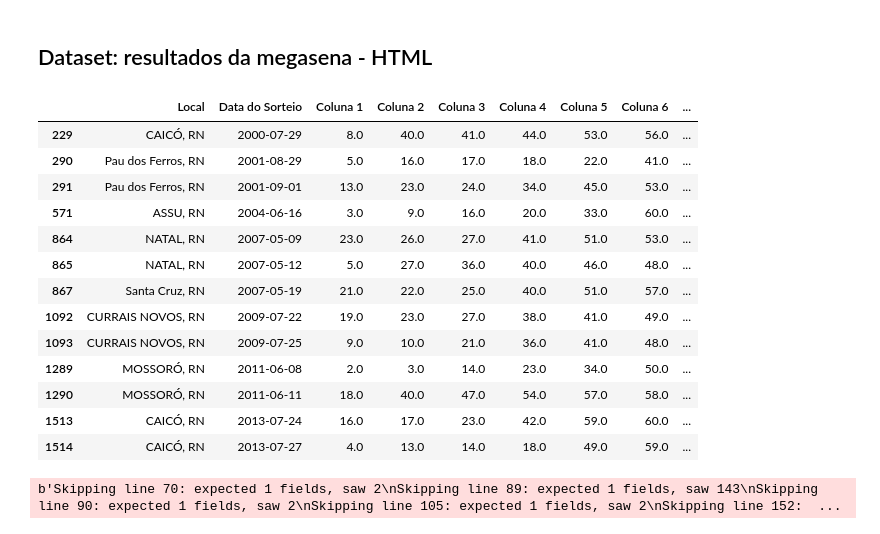
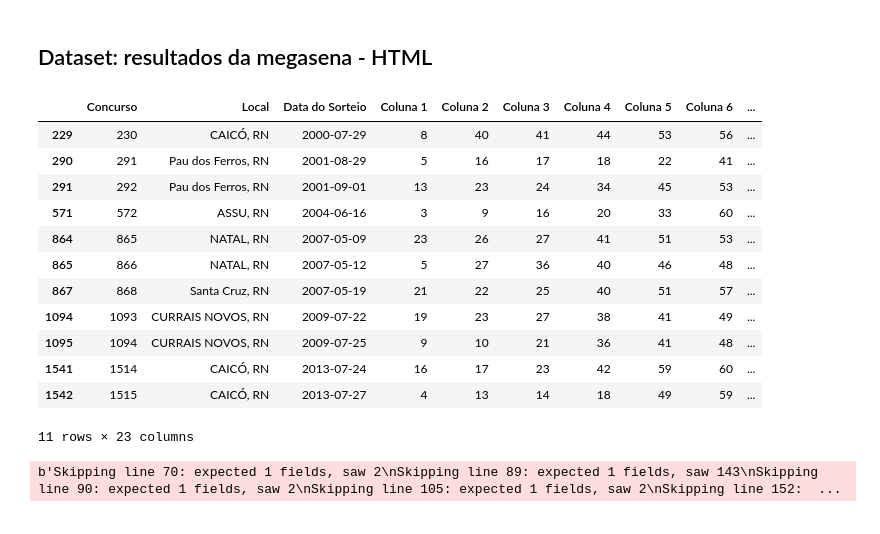
Before and after one commit to josenalde/datascience, a Jupyter notebook: nb8.ipynb, the cells around one changed output. Saved outputs shown, nothing was run; the diff lists cells and outputs as text; code cells hidden in the pictures.

```diff
--- a/nb8.ipynb
+++ b/nb8.ipynb
@@ -3,49 +3,48 @@
 # %%
 # Josenalde Oliveira Fev 2021
 import pandas as pd
 
 #Tentativa 1 - copiar conteúdo e salvar como .csv
 #cefcsv = pd.read_csv('cefcsv.csv', sep=',')
 #cefcsv.head()
 
-cefexcel = pd.read_excel('cefexcel.xlsx', na_filter=False, usecols=range(1,21))
+cefexcel = pd.read_excel('cefexcel.xlsx', na_filter=False)
 
 r, _ = cefexcel.shape
 rIdxPares = []
 for x in range(1, r, 2):
     rIdxPares.append(x)
 #print(rIdxPares)
 
-cefexcel = pd.read_excel('cefexcel.xlsx', na_filter=False, usecols=range(1,21), skiprows=rIdxPares)
+cefexcel = pd.read_excel('cefexcel.xlsx', na_filter=False, skiprows=rIdxPares)
 #cefexcel.head()
 # grava a partir do dataframe cefexcel um csv transformado, sem as linhas em branco, o qual pode, por exemplo ser persistido no mongodb
 cefexcel.to_csv('cefexceltransform.csv') # para persistir no mongoDB
 
 #rIdxPares
 #print(cefexcel.columns)
 cefexcel[cefexcel['Local'].str.contains(', RN', regex=False, na=False)]
 
 #pesquisar lista de termos (com OU |)
 #terms = ['foo', 'baz']
 #df[df['col'].str.contains('|'.join(terms))]
 
 #pesquisar começando com uma string seguido de qualquer coisa (usar regex)
 #df[df['col'].str.contains(r'foo(?!$)')]
 # %% [output]
-|  | Local | Data do Sorteio | Coluna 1 | Coluna 2 | Coluna 3 | Coluna 4 | Coluna 5 | Coluna 6 | ... |
-| 229 | CAICÓ, RN | 2000-07-29 | 8.0 | 40.0 | 41.0 | 44.0 | 53.0 | 56.0 | ... |
-| 290 | Pau dos Ferros, RN | 2001-08-29 | 5.0 | 16.0 | 17.0 | 18.0 | 22.0 | 41.0 | ... |
-| 291 | Pau dos Ferros, RN | 2001-09-01 | 13.0 | 23.0 | 24.0 | 34.0 | 45.0 | 53.0 | ... |
-| 571 | ASSU, RN | 2004-06-16 | 3.0 | 9.0 | 16.0 | 20.0 | 33.0 | 60.0 | ... |
-| 864 | NATAL, RN | 2007-05-09 | 23.0 | 26.0 | 27.0 | 41.0 | 51.0 | 53.0 | ... |
-| 865 | NATAL, RN | 2007-05-12 | 5.0 | 27.0 | 36.0 | 40.0 | 46.0 | 48.0 | ... |
-| 867 | Santa Cruz, RN | 2007-05-19 | 21.0 | 22.0 | 25.0 | 40.0 | 51.0 | 57.0 | ... |
-| 1092 | CURRAIS NOVOS, RN | 2009-07-22 | 19.0 | 23.0 | 27.0 | 38.0 | 41.0 | 49.0 | ... |
-| 1093 | CURRAIS NOVOS, RN | 2009-07-25 | 9.0 | 10.0 | 21.0 | 36.0 | 41.0 | 48.0 | ... |
-| 1289 | MOSSORÓ, RN | 2011-06-08 | 2.0 | 3.0 | 14.0 | 23.0 | 34.0 | 50.0 | ... |
-| 1290 | MOSSORÓ, RN | 2011-06-11 | 18.0 | 40.0 | 47.0 | 54.0 | 57.0 | 58.0 | ... |
-| 1513 | CAICÓ, RN | 2013-07-24 | 16.0 | 17.0 | 23.0 | 42.0 | 59.0 | 60.0 | ... |
-| 1514 | CAICÓ, RN | 2013-07-27 | 4.0 | 13.0 | 14.0 | 18.0 | 49.0 | 59.0 | ... |
+|  | Concurso | Local | Data do Sorteio | Coluna 1 | Coluna 2 | Coluna 3 | Coluna 4 | Coluna 5 | Coluna 6 | ... |
+| 229 | 230 | CAICÓ, RN | 2000-07-29 | 8 | 40 | 41 | 44 | 53 | 56 | ... |
+| 290 | 291 | Pau dos Ferros, RN | 2001-08-29 | 5 | 16 | 17 | 18 | 22 | 41 | ... |
+| 291 | 292 | Pau dos Ferros, RN | 2001-09-01 | 13 | 23 | 24 | 34 | 45 | 53 | ... |
+| 571 | 572 | ASSU, RN | 2004-06-16 | 3 | 9 | 16 | 20 | 33 | 60 | ... |
+| 864 | 865 | NATAL, RN | 2007-05-09 | 23 | 26 | 27 | 41 | 51 | 53 | ... |
+| 865 | 866 | NATAL, RN | 2007-05-12 | 5 | 27 | 36 | 40 | 46 | 48 | ... |
+| 867 | 868 | Santa Cruz, RN | 2007-05-19 | 21 | 22 | 25 | 40 | 51 | 57 | ... |
+| 1094 | 1093 | CURRAIS NOVOS, RN | 2009-07-22 | 19 | 23 | 27 | 38 | 41 | 49 | ... |
+| 1095 | 1094 | CURRAIS NOVOS, RN | 2009-07-25 | 9 | 10 | 21 | 36 | 41 | 48 | ... |
+| 1541 | 1514 | CAICÓ, RN | 2013-07-24 | 16 | 17 | 23 | 42 | 59 | 60 | ... |
+| 1542 | 1515 | CAICÓ, RN | 2013-07-27 | 4 | 13 | 14 | 18 | 49 | 59 | ... |
+11 rows × 23 columns
 # %%
 cefcsv = pd.read_csv('https://github.com/boaglio/mongodb-casadocodigo/blob/master/capitulo-03/megasena.csv', error_bad_lines=False)
 cefcsv
```
Also changed, not shown: 8 other files.
